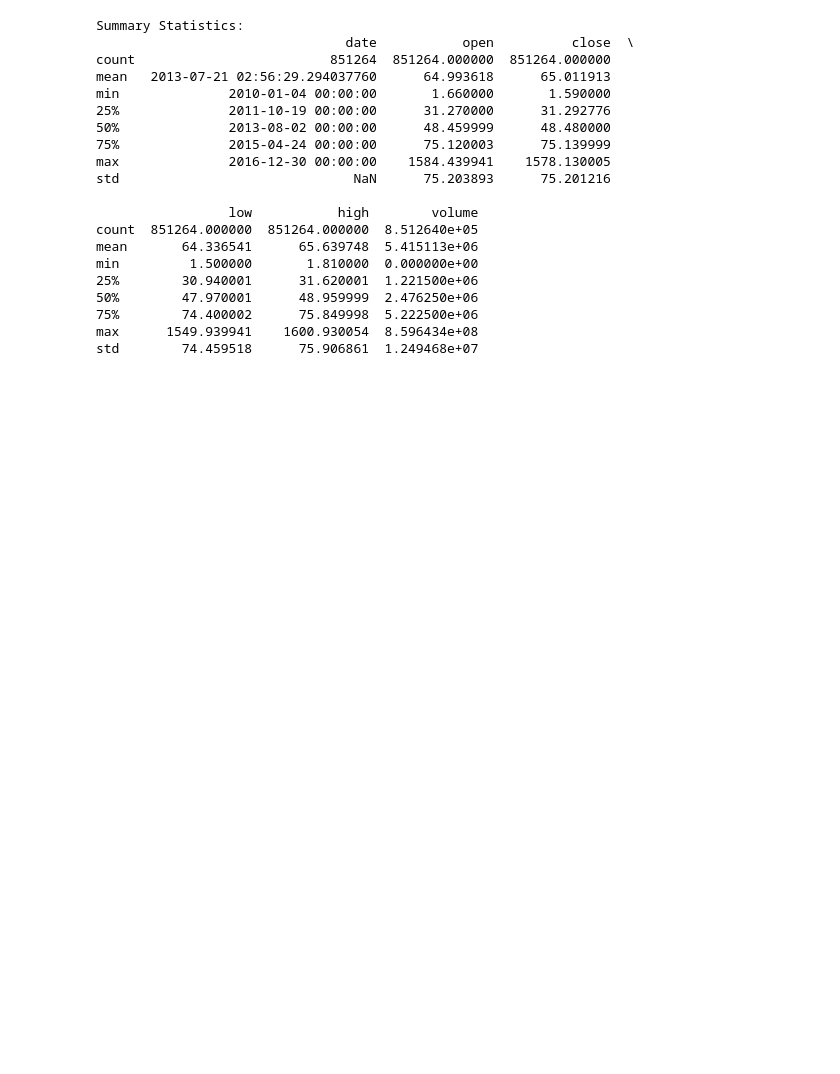
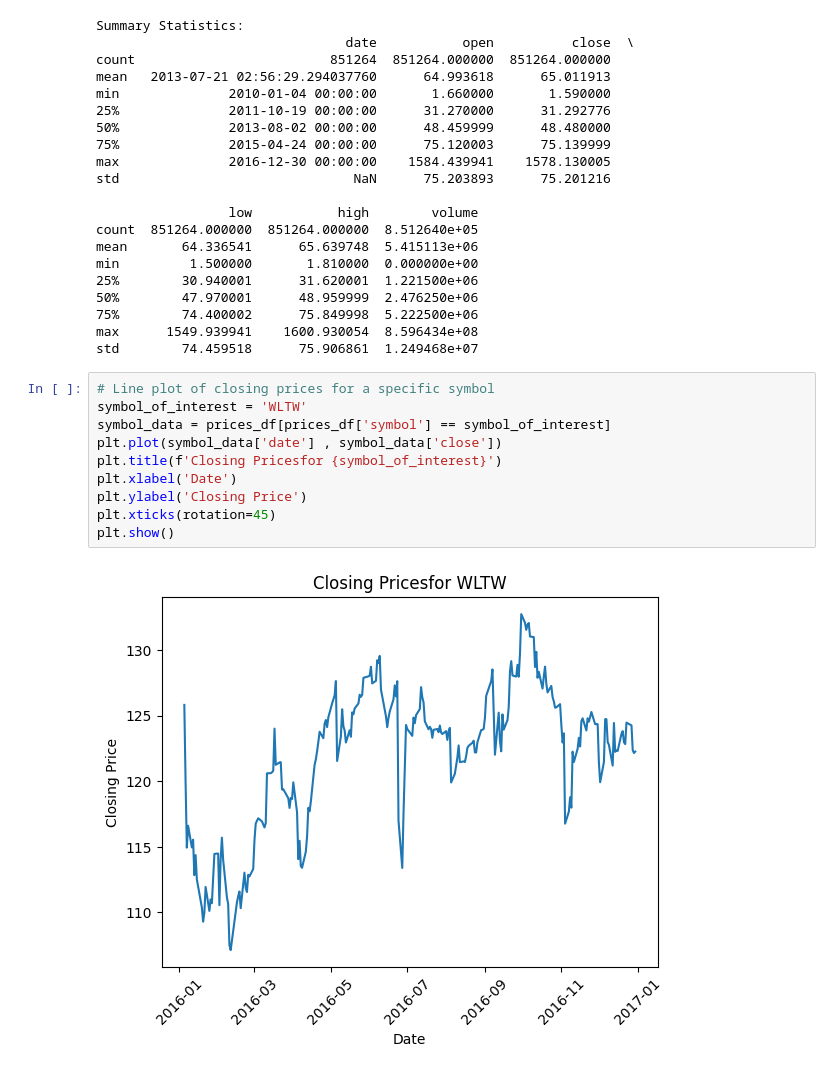
Before and after one commit to mn22abk/DSProjectHamza2024, a Jupyter notebook: DSProjectHamzafile3.ipynb, the cells around one changed output. Cells and saved outputs as stored; diff of their text form; blank space fills up the shorter version.

```diff
--- a/DSProjectHamzafile3.ipynb
+++ b/DSProjectHamzafile3.ipynb
@@ -34,3 +34,15 @@ min         1.500000       1.810000  0.000000e+00
 75%        74.400002      75.849998  5.222500e+06
 max      1549.939941    1600.930054  8.596434e+08
 std        74.459518      75.906861  1.249468e+07
+# %%
+# Line plot of closing prices for a specific symbol
+symbol_of_interest = 'WLTW'
+symbol_data = prices_df[prices_df['symbol'] == symbol_of_interest]
+plt.plot(symbol_data['date'] , symbol_data['close'])
+plt.title(f'Closing Pricesfor {symbol_of_interest}')
+plt.xlabel('Date')
+plt.ylabel('Closing Price')
+plt.xticks(rotation=45)
+plt.show()
+# %% [output]
+[figure, added]
```
